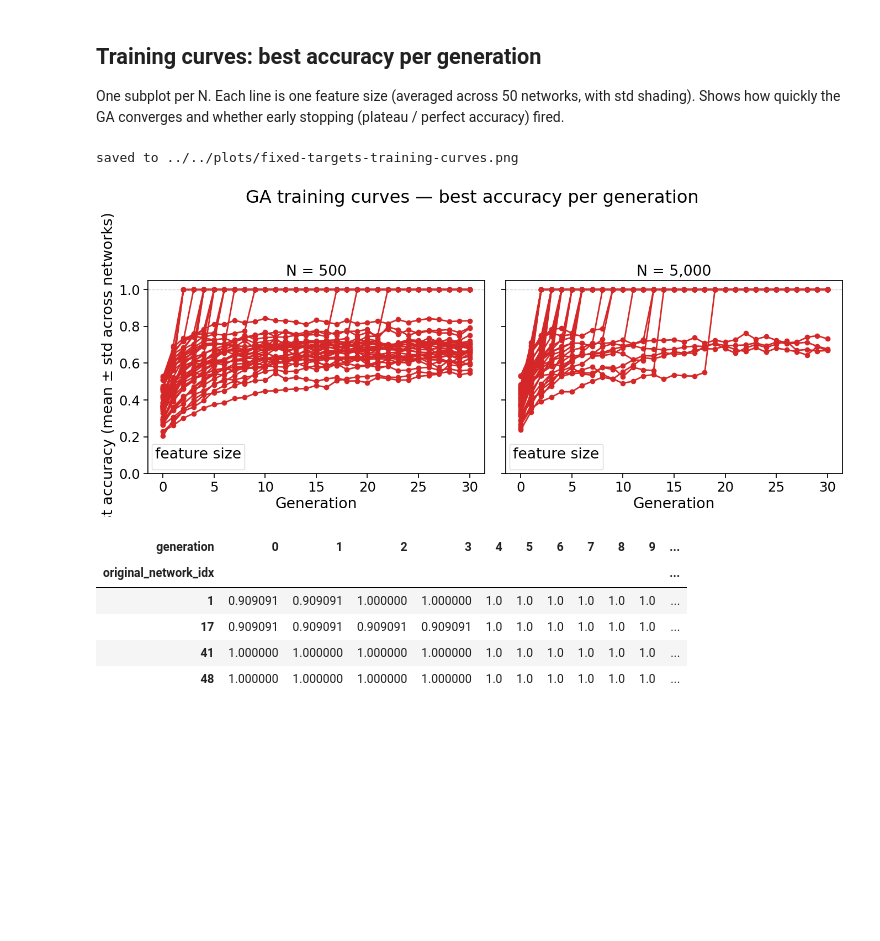
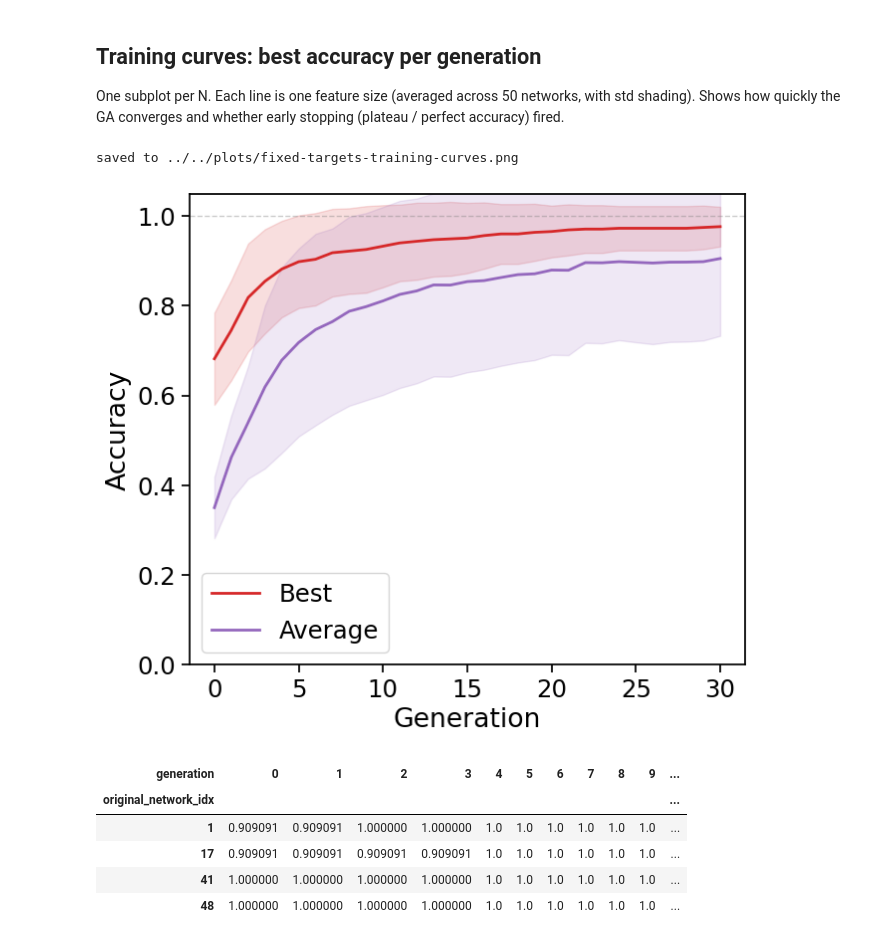
Before and after one commit to davidb2/boolean-threshold-network, a Jupyter notebook: notebooks/polished/fixed-targets-comparison.ipynb, the cells around one changed output. Drawn from its saved outputs; the diff is of its cells as text; code cells hidden in the pictures; blank space fills up the shorter version.

```diff
--- a/notebooks/polished/fixed-targets-comparison.ipynb
+++ b/notebooks/polished/fixed-targets-comparison.ipynb
@@ -19,16 +19,18 @@ import pathlib
 
 # v4 is fixed targets, v5 is scaling... despite the name..
 GA_RESULTS = {
-  500:   pathlib.Path('./data/drug-fixed-targets-v5/N500/ga-results-v5'),
-  5000:   pathlib.Path('./data/drug-fixed-targets-v5/N5000/ga-results-v5'),
-  50000:   pathlib.Path('./data/drug-fixed-targets-v5/N50000/ga-results-v5'),
+  # 500:   pathlib.Path('../../data/drug-fixed-targets-v5/N500/ga-results-v6'),
+  5000:   pathlib.Path('../../data/drug-fixed-targets-v7/N5000/ga-results-v7'),
+  # 500:   pathlib.Path('./data/drug-fixed-targets-v5/N500/ga-results-v5'),
+  # 5000:   pathlib.Path('./data/drug-fixed-targets-v5/N5000/ga-results-v5'),
+  # 50000:   pathlib.Path('./data/drug-fixed-targets-v5/N50000/ga-results-v5'),
   # 500:   pathlib.Path('../../data/drug-fixed-targets/N500/ga-results-v4'),
   # 5000:  pathlib.Path('../../data/drug-fixed-targets/N5000/ga-results-v4'),
   # 50000: pathlib.Path('../../data/drug-fixed-targets/N50000/ga-results-v4'),
 }
 
-PLOT_ACCURACY  = pathlib.Path('./plots/fixed-targets-accuracy-vs-features.png')
-PLOT_TRAINING  = pathlib.Path('./plots/fixed-targets-training-curves.png')
+PLOT_ACCURACY  = pathlib.Path('../../plots/fixed-targets-accuracy-vs-features.png')
+PLOT_TRAINING  = pathlib.Path('../../plots/fixed-targets-training-curves.png')
 # %% [markdown]
 ## Imports
 # %%
@@ -178,7 +162,7 @@ Shows how quickly the GA converges and whether early stopping (plateau / perfect
 # %%
 Ns = sorted(all_df['N'].unique())
 n_cols = len(Ns)
-palette = sns.color_palette('tab10', n_colors=len(feature_sizes))
+palette = sns.color_palette('tab10', n_colors=5)#len(feature_sizes))
 fs_to_color = dict(zip(feature_sizes, palette))
 
 with sns.plotting_context('notebook', font_scale=1.6):
@@ -186,55 +170,57 @@ with sns.plotting_context('notebook', font_scale=1.6):
   if n_cols == 1:
     axes = [axes]
 
   for ax, N in zip(axes, Ns):
     sub = all_df[all_df['N'] == N]
     all_generations = np.arange(0, sub['generation'].max() + 1)
 
     for fs in [8]:#feature_sizes:
       fs_sub = sub[(sub['max_num_features'] == fs) & (sub['original_network_idx'] <= 50)]
       if fs_sub.empty:
         continue
 
       # Pivot: rows=networks, columns=generations.
       # Networks that stopped early (perfect accuracy / patience) have no rows
       # for later generations — fill those missing entries with 1.0 so every
       # generation is averaged over the same number of networks.
-      pivot = (
-        fs_sub
-        .pivot(index='original_network_idx', columns='generation', values='avg_accuracy')
-        .reindex(columns=all_generations)
-        .fillna(1.0)
-      )
-      mean = pivot.mean(axis=0)
-      std  = pivot.std(axis=0)
+      for idx, acc in enumerate(('best', 'avg')):
+        pivot = (
+          fs_sub
+          .pivot(index='original_network_idx', columns='generation', values=f'{acc}_accuracy')
+          .reindex(columns=all_generations)
+          .fillna(1.0)
+        )
+        mean = pivot.mean(axis=0)
+        std  = pivot.std(axis=0)
 
-      color = fs_to_color[fs]
+        color = palette[3+idx]
 
-      # ax.plot(all_generations, mean, color=color, lw=2, label=f'k={fs}')
-      for _, row in pivot.iterrows():
-        ax.plot(all_generations, row.values, color=color, lw=2, alpha=1, marker='o')
-      # ax.fill_between(all_generations, mean - std, mean + std, alpha=0.15, color=color)
+        ax.plot(all_generations, mean, color=color, lw=2, label=f'{"Best" if acc=="best" else "Average"}')
+        # for _, row in pivot.iterrows():
+        #  ax.plot(all_generations, row.values, color=color, lw=2, alpha=1, marker='o')
+        ax.fill_between(all_generations, mean - std, mean + std, alpha=0.15, color=color)
 
     ax.axhline(1.0, color='gray', lw=1, ls='--', alpha=0.4)
     ax.set_xlabel('Generation')
-    ax.set_title(f'N = {N:,}')
+    # ax.set_title(f'N = {N:,}')
     ax.set_ylim(0, 1.05)
-    ax.legend(fontsize=11, title='feature size')
+    ax.legend()# fontsize=11, title='feature size')
 
-  axes[0].set_ylabel('Best accuracy (mean ± std across networks)')
-  fig.suptitle(
-    'GA training curves — best accuracy per generation\n',
-    # '(10 drugs, 50 targets, power-law, same $\\langle K \\rangle$)',
-    y=1.02,
-  )
+  axes[0].set_ylabel('Accuracy')
+  # fig.suptitle(
+
+  #   # 'GA training curves — best accuracy per generation\n',
+  #   # '(10 drugs, 50 targets, power-law, same $\\langle K \\rangle$)',
+  #   y=1.02,
+  # )
   plt.tight_layout()
 
 PLOT_TRAINING.parent.mkdir(parents=True, exist_ok=True)
 fig.savefig(PLOT_TRAINING, bbox_inches='tight', dpi=300)
 print(f'saved to {PLOT_TRAINING}')
 # %% [output]
 saved to ../../plots/fixed-targets-training-curves.png
-[figure, old version]
+[figure, new version]
 # %%
 pivot
 # %% [output]
```
Also changed, not shown: parts of 5 cells of this notebook, 17 other files.
